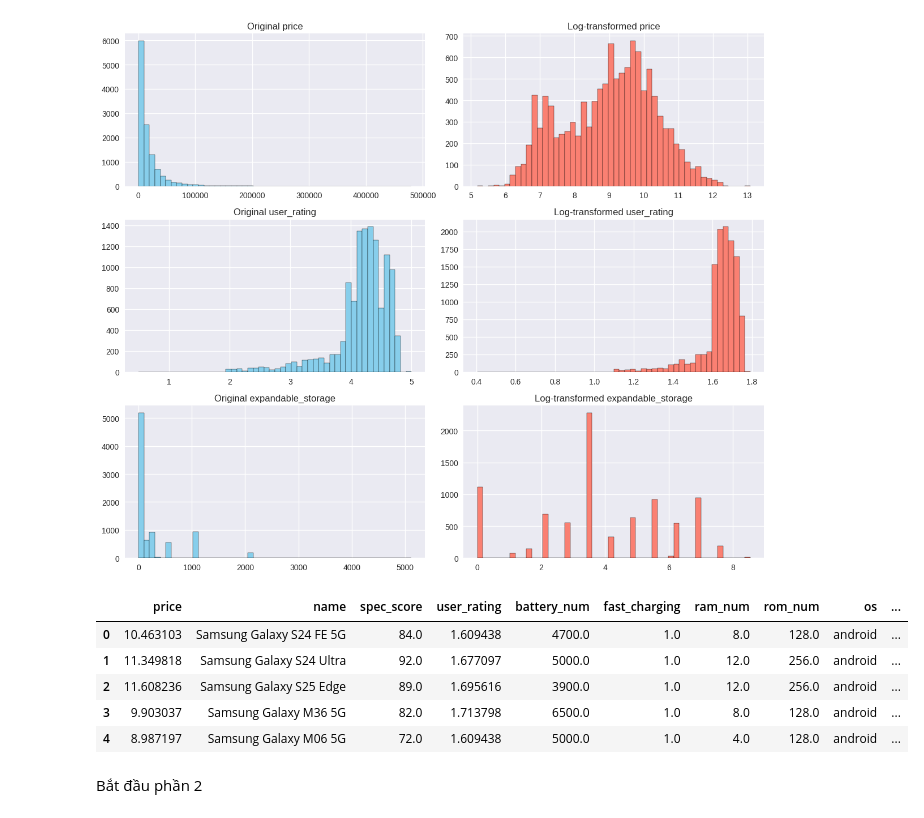
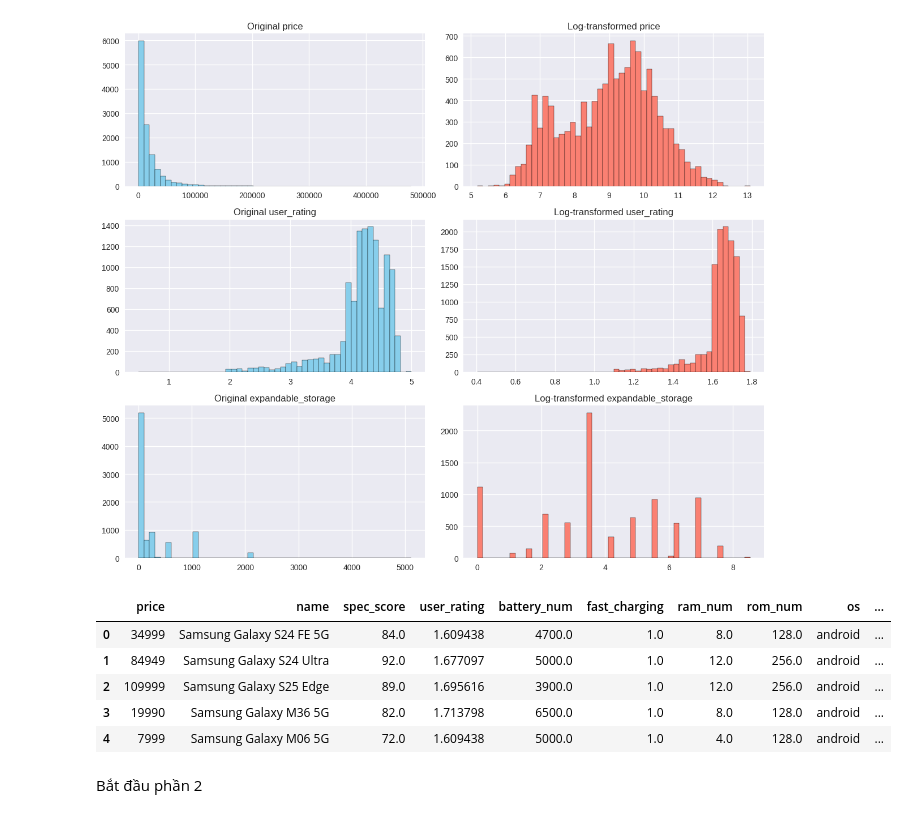
Before and after one commit to TianAn2411/HCMUT_ML_Assignment, a Jupyter notebook: notebooks/Assignment1_CEML2.ipynb, the cells around one changed output. Drawn from its saved outputs; the diff is of its cells as text; code cells hidden in the pictures.

```diff
--- a/notebooks/Assignment1_CEML2.ipynb
+++ b/notebooks/Assignment1_CEML2.ipynb
@@ -586,16 +584,16 @@ plt.show()
 # %% [output]
 [figure]
 # %%
-raw_data['price'] = df_log['price_log']
+# raw_data['price'] = df_log['price_log']
 raw_data['user_rating'] = df_log['user_rating_log']
 raw_data['expandable_storage'] = df_log['expandable_storage_log']
 raw_data.head()
 # %% [output]
 |  | price | name | spec_score | user_rating | battery_num | fast_charging | ram_num | rom_num | os | ... |
-| 0 | 10.463103 | Samsung Galaxy S24 FE 5G | 84.0 | 1.609438 | 4700.0 | 1.0 | 8.0 | 128.0 | android | ... |
-| 1 | 11.349818 | Samsung Galaxy S24 Ultra | 92.0 | 1.677097 | 5000.0 | 1.0 | 12.0 | 256.0 | android | ... |
-| 2 | 11.608236 | Samsung Galaxy S25 Edge | 89.0 | 1.695616 | 3900.0 | 1.0 | 12.0 | 256.0 | android | ... |
-| 3 | 9.903037 | Samsung Galaxy M36 5G | 82.0 | 1.713798 | 6500.0 | 1.0 | 8.0 | 128.0 | android | ... |
-| 4 | 8.987197 | Samsung Galaxy M06 5G | 72.0 | 1.609438 | 5000.0 | 1.0 | 4.0 | 128.0 | android | ... |
+| 0 | 34999 | Samsung Galaxy S24 FE 5G | 84.0 | 1.609438 | 4700.0 | 1.0 | 8.0 | 128.0 | android | ... |
+| 1 | 84949 | Samsung Galaxy S24 Ultra | 92.0 | 1.677097 | 5000.0 | 1.0 | 12.0 | 256.0 | android | ... |
+| 2 | 109999 | Samsung Galaxy S25 Edge | 89.0 | 1.695616 | 3900.0 | 1.0 | 12.0 | 256.0 | android | ... |
+| 3 | 19990 | Samsung Galaxy M36 5G | 82.0 | 1.713798 | 6500.0 | 1.0 | 8.0 | 128.0 | android | ... |
+| 4 | 7999 | Samsung Galaxy M06 5G | 72.0 | 1.609438 | 5000.0 | 1.0 | 4.0 | 128.0 | android | ... |
 # %%
 #Chia target(price) thành biến phân loại để áp dụng các mô hình: Logistic Regression, SVM, Random Forest
```
Also changed, not shown: parts of 7 cells of this notebook.
